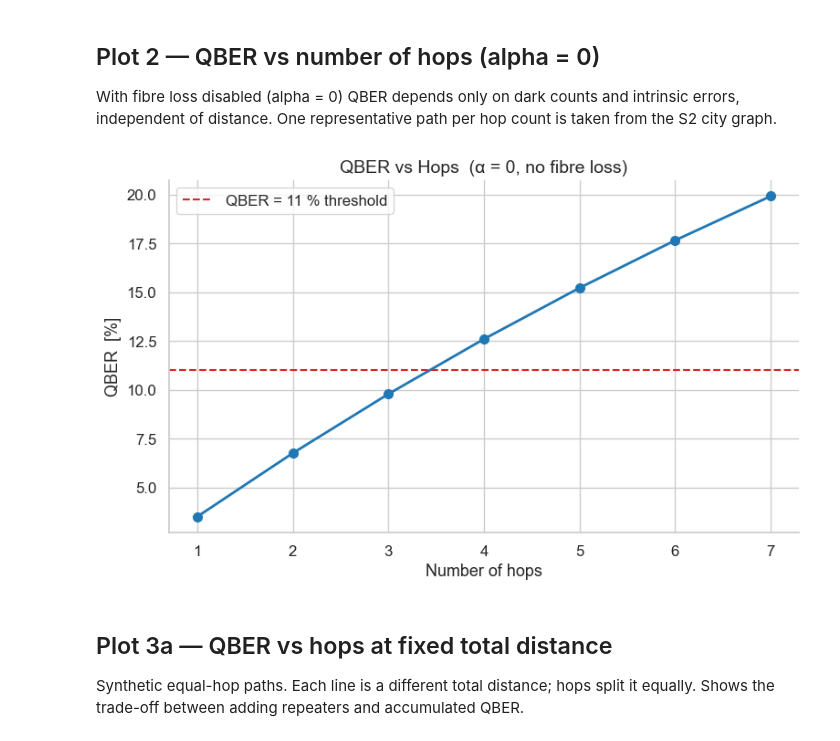
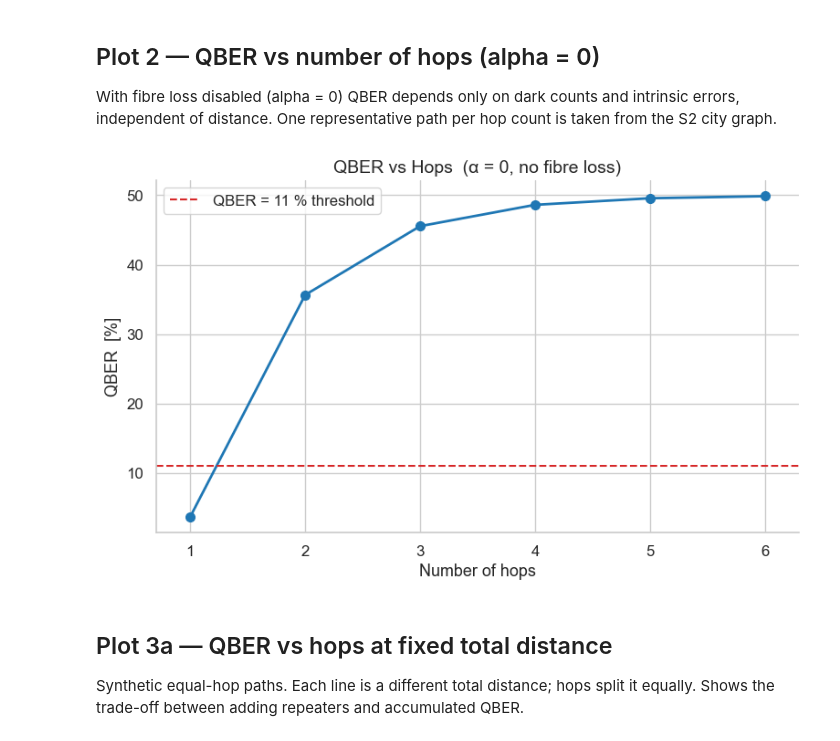
Before and after one commit to lucamar91/qkd_networks, a Jupyter notebook: analysis_plots-2.ipynb, the cells around one changed output. Saved outputs shown, nothing was run; the diff lists cells and outputs as text; code cells hidden in the pictures.

```diff
--- a/analysis_plots-2.ipynb
+++ b/analysis_plots-2.ipynb
@@ -32,7 +32,7 @@ def make_params(**overrides):
     p.p_pair    = 0.05
     p.eta_c     = 0.8
     p.P_BSM     = 0.5
-    p.T_coh     = 0.5
+    p.T_coh     = 0.05
     for k, v in overrides.items():
         setattr(p, k, v)
     return p
@@ -346,7 +374,7 @@ def plot_qber_vs_hops(net, source=0, max_hops=None):
     p_no_loss = make_params(alpha=0.00)
     net_nl = QuantumRepeaterNetwork(
         p_no_loss, net.A, net.dist, net.coords,
-        architecture=net.architecture, scale=net.scale_km, decoherence=True
+        architecture=net.architecture, scale=net.scale_km, distillation_type='standard'
     )
 
     _, paths = net_nl.optimal_path(source)
@@ -357,34 +385,34 @@ def plot_qber_vs_hops(net, source=0, max_hops=None):
     for path in paths.values():
         n = len(path) - 1
         if n not in rep_by_hops:
             rep_by_hops[n] = path
 
     hop_counts = sorted(rep_by_hops)
     if max_hops is not None:
         hop_counts = [h for h in hop_counts if h <= max_hops]
 
     qbers = [net_nl.qber(rep_by_hops[h]) * 100 for h in hop_counts]
 
     fig, ax = plt.subplots(figsize=(8, 5))
     ax.plot(hop_counts, qbers, marker='o', linewidth=2,
             color=PALETTE[0], markersize=7)
     ax.axhline(QBER_THRESHOLD * 100, color=PALETTE[3], linewidth=1.5,
                linestyle='--', label='QBER = 11 % threshold')
     ax.set_xlabel('Number of hops', fontsize=13)
     ax.set_ylabel('QBER  [%]', fontsize=13)
     ax.set_title('QBER vs Hops  (α = 0, no fibre loss)', fontsize=14)
     ax.set_xticks(hop_counts)
     ax.legend(frameon=True)
     ax.set_xlim(min(hop_counts) - 0.3, max(hop_counts) + 0.3)
     sns.despine()
     plt.tight_layout()
     plt.savefig('plots/plot2_qber_vs_hops.pdf', bbox_inches='tight')
     plt.show()
 
 
 plot_qber_vs_hops(net_city, source=SOURCE)
 # %% [output]
-[figure, old version]
+[figure, new version]
 # %% [markdown]
 ## Plot 3a — QBER vs hops at fixed total distance
 
```
Also changed, not shown: parts of 1 cell of this notebook, 1 other file.
